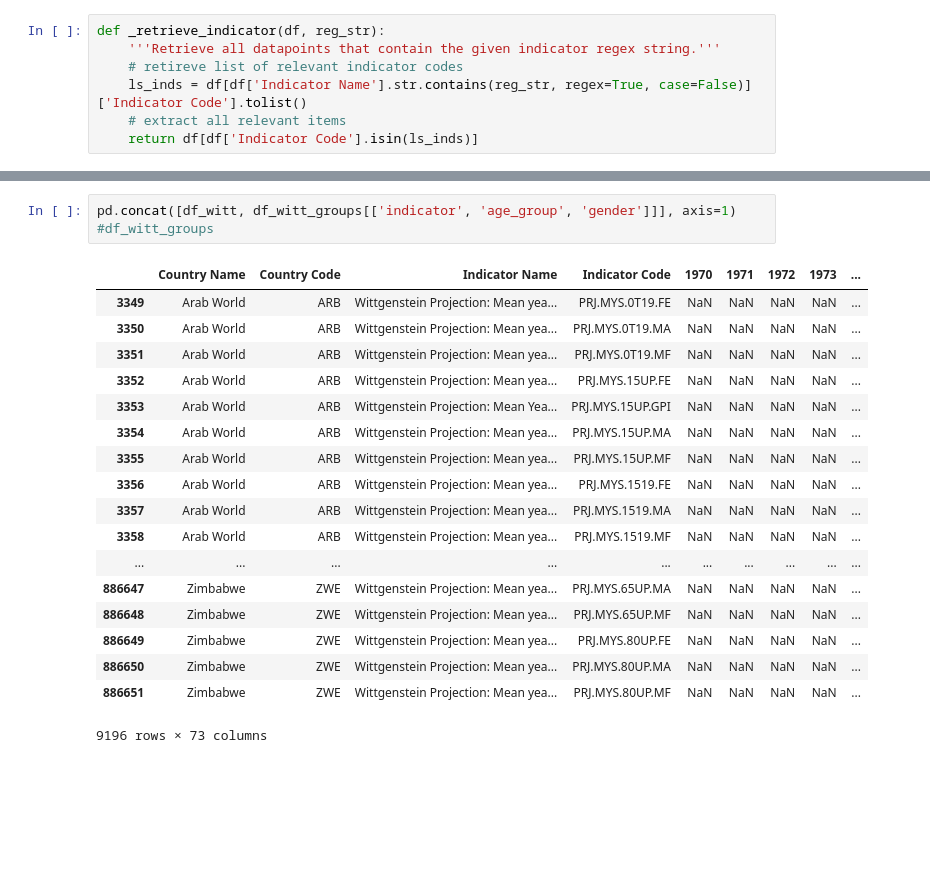
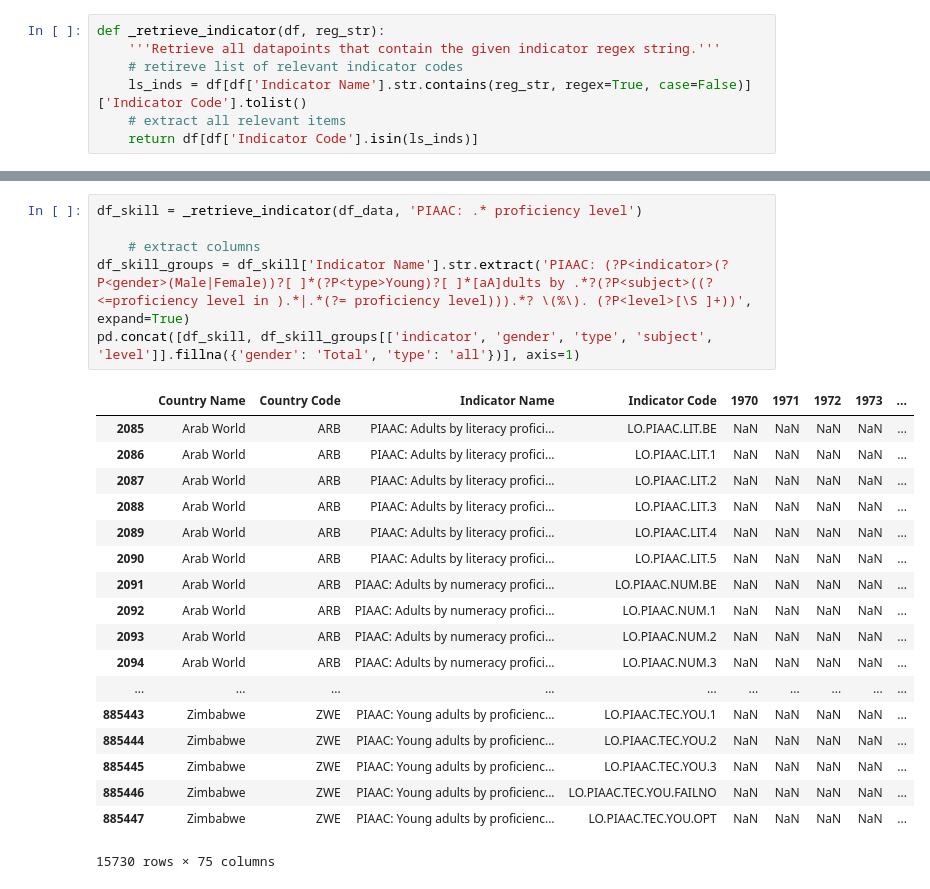
Before and after one commit to felixnext/ds_global-education, a Jupyter notebook: 21_aly_schooling-years.ipynb, the cells around one changed output, grey strips where cells are left out. Drawn from its saved outputs; the diff is of its cells as text; blank space fills up the shorter version.

Commit message:
feat: Implemented all extraction functions for education

```diff
--- a/21_aly_schooling-years.ipynb
+++ b/21_aly_schooling-years.ipynb
@@ -69,22 +44,25 @@ df_barro['Indicator Name'].str.extract('Barro-Lee: (?P<indicator>Percentage of[
-# %%
-pd.concat([df_witt, df_witt_groups[['indicator', 'age_group', 'gender']]], axis=1)
-#df_witt_groups
-# %% [output]
-|  | Country Name | Country Code | Indicator Name | Indicator Code | 1970 | 1971 | 1972 | 1973 | ... |
-| 3349 | Arab World | ARB | Wittgenstein Projection: Mean yea... | PRJ.MYS.0T19.FE | NaN | NaN | NaN | NaN | ... |
-| 3350 | Arab World | ARB | Wittgenstein Projection: Mean yea... | PRJ.MYS.0T19.MA | NaN | NaN | NaN | NaN | ... |
-| 3351 | Arab World | ARB | Wittgenstein Projection: Mean yea... | PRJ.MYS.0T19.MF | NaN | NaN | NaN | NaN | ... |
-| 3352 | Arab World | ARB | Wittgenstein Projection: Mean yea... | PRJ.MYS.15UP.FE | NaN | NaN | NaN | NaN | ... |
-| 3353 | Arab World | ARB | Wittgenstein Projection: Mean Yea... | PRJ.MYS.15UP.GPI | NaN | NaN | NaN | NaN | ... |
-| 3354 | Arab World | ARB | Wittgenstein Projection: Mean yea... | PRJ.MYS.15UP.MA | NaN | NaN | NaN | NaN | ... |
-| 3355 | Arab World | ARB | Wittgenstein Projection: Mean yea... | PRJ.MYS.15UP.MF | NaN | NaN | NaN | NaN | ... |
-| 3356 | Arab World | ARB | Wittgenstein Projection: Mean yea... | PRJ.MYS.1519.FE | NaN | NaN | NaN | NaN | ... |
-| 3357 | Arab World | ARB | Wittgenstein Projection: Mean yea... | PRJ.MYS.1519.MA | NaN | NaN | NaN | NaN | ... |
-| 3358 | Arab World | ARB | Wittgenstein Projection: Mean yea... | PRJ.MYS.1519.MF | NaN | NaN | NaN | NaN | ... |
-| ... | ... | ... | ... | ... | ... | ... | ... | ... | ... |
-| 886647 | Zimbabwe | ZWE | Wittgenstein Projection: Mean yea... | PRJ.MYS.65UP.MA | NaN | NaN | NaN | NaN | ... |
-| 886648 | Zimbabwe | ZWE | Wittgenstein Projection: Mean yea... | PRJ.MYS.65UP.MF | NaN | NaN | NaN | NaN | ... |
-| 886649 | Zimbabwe | ZWE | Wittgenstein Projection: Mean yea... | PRJ.MYS.80UP.FE | NaN | NaN | NaN | NaN | ... |
-| 886650 | Zimbabwe | ZWE | Wittgenstein Projection: Mean yea... | PRJ.MYS.80UP.MA | NaN | NaN | NaN | NaN | ... |
-| 886651 | Zimbabwe | ZWE | Wittgenstein Projection: Mean yea... | PRJ.MYS.80UP.MF | NaN | NaN | NaN | NaN | ... |
-9196 rows × 73 columns
+# %%
+df_skill = _retrieve_indicator(df_data, 'PIAAC: .* proficiency level')
+
+    # extract columns
+df_skill_groups = df_skill['Indicator Name'].str.extract('PIAAC: (?P<indicator>(?P<gender>(Male|Female))?[ ]*(?P<type>Young)?[ ]*[aA]dults by .*?(?P<subject>((?<=proficiency level in ).*|.*(?= proficiency level))).*? \(%\). (?P<level>[\S ]+))', expand=True)
+pd.concat([df_skill, df_skill_groups[['indicator', 'gender', 'type', 'subject', 'level']].fillna({'gender': 'Total', 'type': 'all'})], axis=1)
+# %% [output]
+|  | Country Name | Country Code | Indicator Name | Indicator Code | 1970 | 1971 | 1972 | 1973 | ... |
+| 2085 | Arab World | ARB | PIAAC: Adults by literacy profici... | LO.PIAAC.LIT.BE | NaN | NaN | NaN | NaN | ... |
+| 2086 | Arab World | ARB | PIAAC: Adults by literacy profici... | LO.PIAAC.LIT.1 | NaN | NaN | NaN | NaN | ... |
+| 2087 | Arab World | ARB | PIAAC: Adults by literacy profici... | LO.PIAAC.LIT.2 | NaN | NaN | NaN | NaN | ... |
+| 2088 | Arab World | ARB | PIAAC: Adults by literacy profici... | LO.PIAAC.LIT.3 | NaN | NaN | NaN | NaN | ... |
+| 2089 | Arab World | ARB | PIAAC: Adults by literacy profici... | LO.PIAAC.LIT.4 | NaN | NaN | NaN | NaN | ... |
+| 2090 | Arab World | ARB | PIAAC: Adults by literacy profici... | LO.PIAAC.LIT.5 | NaN | NaN | NaN | NaN | ... |
+| 2091 | Arab World | ARB | PIAAC: Adults by numeracy profici... | LO.PIAAC.NUM.BE | NaN | NaN | NaN | NaN | ... |
+| 2092 | Arab World | ARB | PIAAC: Adults by numeracy profici... | LO.PIAAC.NUM.1 | NaN | NaN | NaN | NaN | ... |
+| 2093 | Arab World | ARB | PIAAC: Adults by numeracy profici... | LO.PIAAC.NUM.2 | NaN | NaN | NaN | NaN | ... |
+| 2094 | Arab World | ARB | PIAAC: Adults by numeracy profici... | LO.PIAAC.NUM.3 | NaN | NaN | NaN | NaN | ... |
+| ... | ... | ... | ... | ... | ... | ... | ... | ... | ... |
+| 885443 | Zimbabwe | ZWE | PIAAC: Young adults by proficienc... | LO.PIAAC.TEC.YOU.1 | NaN | NaN | NaN | NaN | ... |
+| 885444 | Zimbabwe | ZWE | PIAAC: Young adults by proficienc... | LO.PIAAC.TEC.YOU.2 | NaN | NaN | NaN | NaN | ... |
+| 885445 | Zimbabwe | ZWE | PIAAC: Young adults by proficienc... | LO.PIAAC.TEC.YOU.3 | NaN | NaN | NaN | NaN | ... |
+| 885446 | Zimbabwe | ZWE | PIAAC: Young adults by proficienc... | LO.PIAAC.TEC.YOU.FAILNO | NaN | NaN | NaN | NaN | ... |
+| 885447 | Zimbabwe | ZWE | PIAAC: Young adults by proficienc... | LO.PIAAC.TEC.YOU.OPT | NaN | NaN | NaN | NaN | ... |
+15730 rows × 75 columns
```
Also changed, not shown: parts of 2 cells of this notebook, 3 other files.
